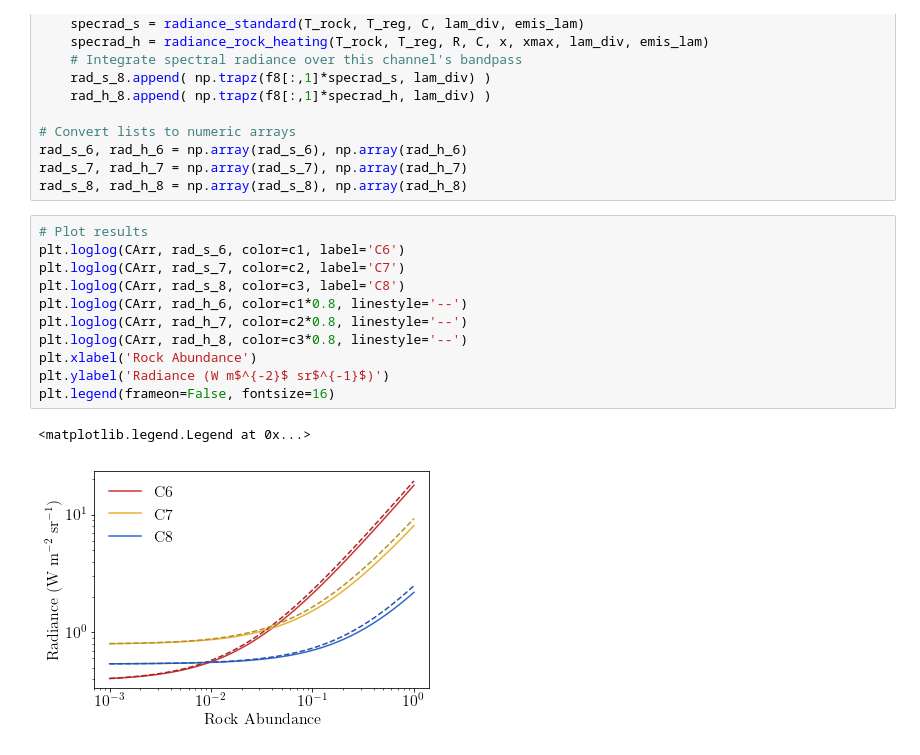
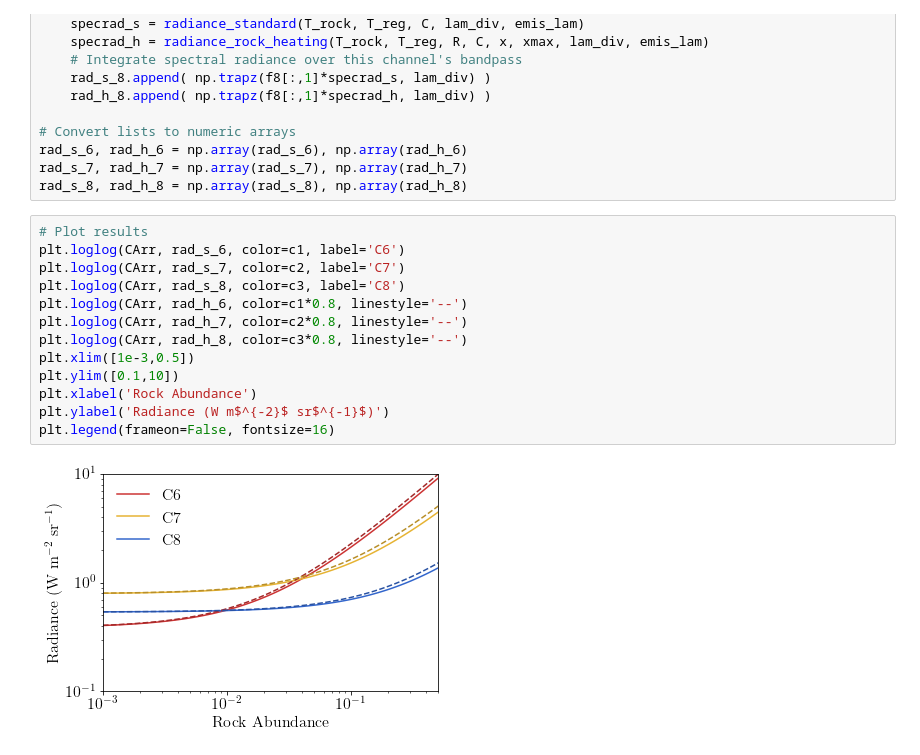
Before and after one commit to phayne/moon, a Jupyter notebook: Rock-Regolith-Temperatures.ipynb, the cells around one changed output. Cells and saved outputs as stored; diff of their text form.

Commit message:
Updated plots

```diff
--- a/Rock-Regolith-Temperatures.ipynb
+++ b/Rock-Regolith-Temperatures.ipynb
@@ -445,17 +451,18 @@ rad_s_8, rad_h_8 = np.array(rad_s_8), np.array(rad_h_8)
 # %%
 # Plot results
 plt.loglog(CArr, rad_s_6, color=c1, label='C6')
 plt.loglog(CArr, rad_s_7, color=c2, label='C7')
 plt.loglog(CArr, rad_s_8, color=c3, label='C8')
 plt.loglog(CArr, rad_h_6, color=c1*0.8, linestyle='--')
 plt.loglog(CArr, rad_h_7, color=c2*0.8, linestyle='--')
 plt.loglog(CArr, rad_h_8, color=c3*0.8, linestyle='--')
+plt.xlim([1e-3,0.5])
+plt.ylim([0.1,10])
 plt.xlabel('Rock Abundance')
 plt.ylabel('Radiance (W m$^{-2}$ sr$^{-1}$)')
 plt.legend(frameon=False, fontsize=16)
 # %% [output]
-<matplotlib.legend.Legend at 0x...>
-[figure, old version]
+[figure, new version]
 # %%
 tb6s = pr.radiance_to_tb(f6[:,1],f6[:,0]*1e-6, rad_s_6)
 tb7s = pr.radiance_to_tb(f7[:,1],f7[:,0]*1e-6, rad_s_7)
```
Also changed, not shown: parts of 3 cells of this notebook.
